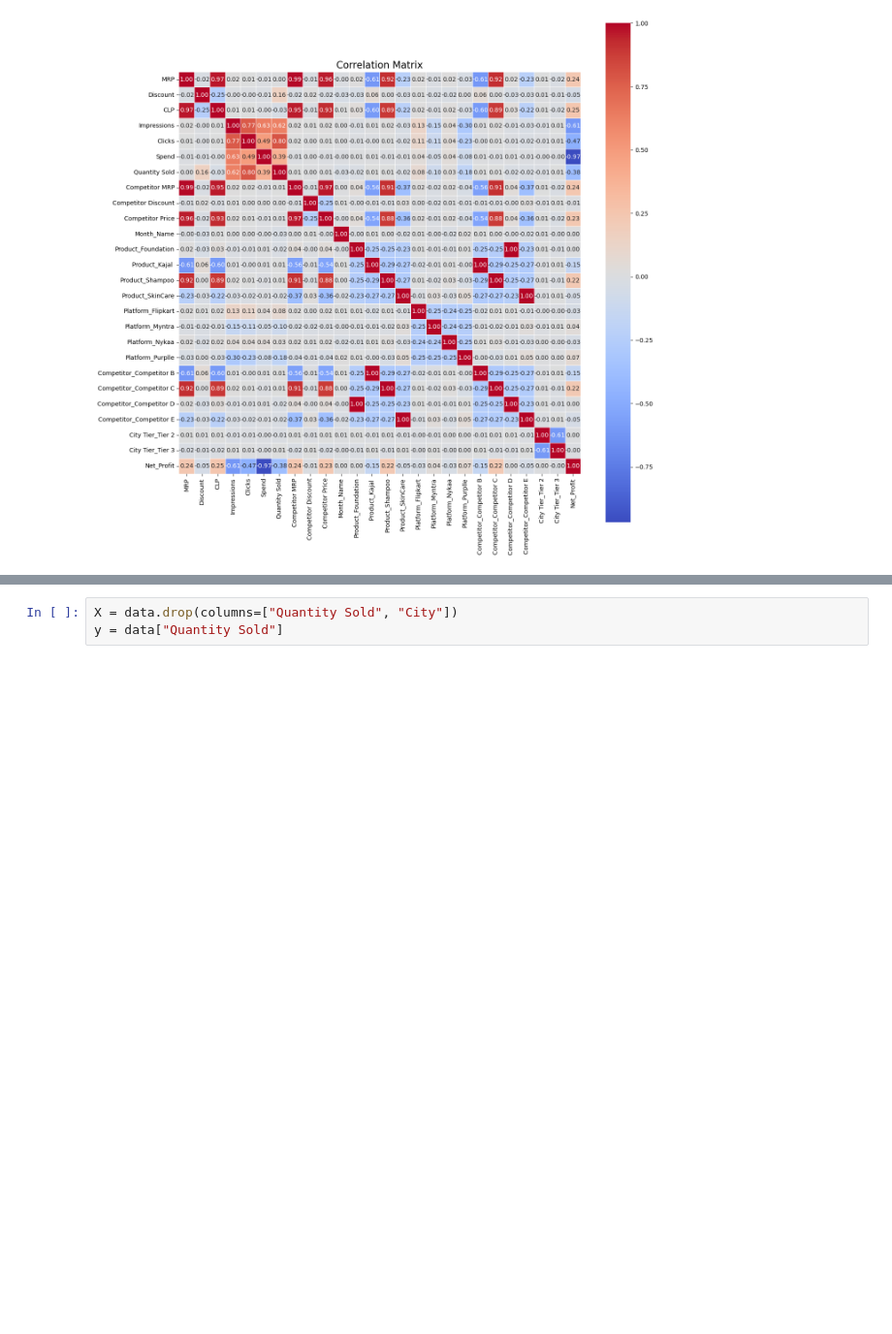
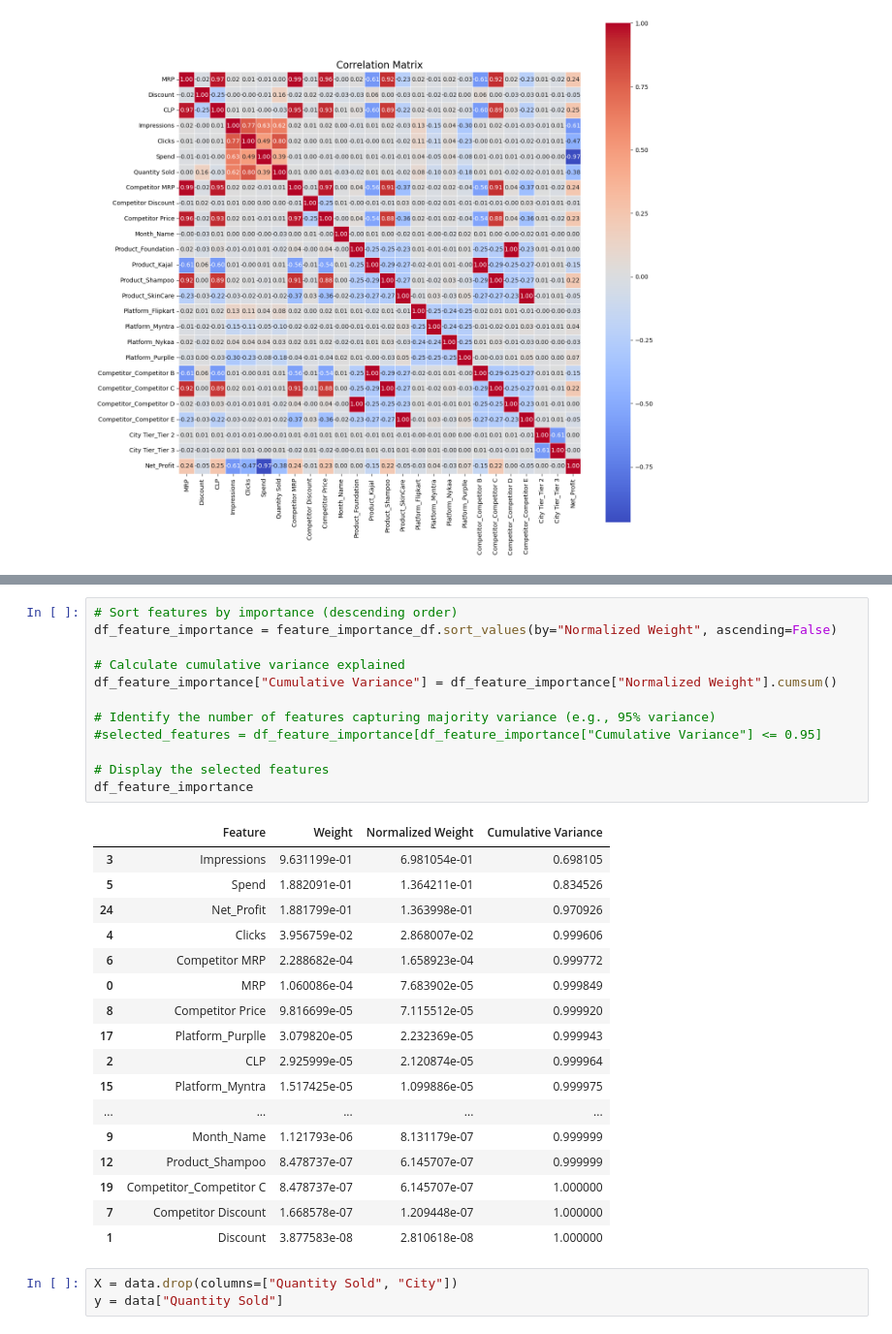
Before and after one commit to Mctavish07/ML-Projects, a Jupyter notebook: Ecomm Sales/Soham_B2024117.ipynb, the cells around one changed output, grey strips where cells are left out. Shown at 97% size. Cells and saved outputs as stored; diff of their text form; blank space fills up the shorter version.

```diff
--- a/Ecomm Sales/Soham_B2024117.ipynb
+++ b/Ecomm Sales/Soham_B2024117.ipynb
@@ -225,3 +264,33 @@ plt.show()
+# %%
+# Sort features by importance (descending order)
+df_feature_importance = feature_importance_df.sort_values(by="Normalized Weight", ascending=False)
+
+# Calculate cumulative variance explained
+df_feature_importance["Cumulative Variance"] = df_feature_importance["Normalized Weight"].cumsum()
+
+# Identify the number of features capturing majority variance (e.g., 95% variance)
+#selected_features = df_feature_importance[df_feature_importance["Cumulative Variance"] <= 0.95]
+
+# Display the selected features
+df_feature_importance
+# %% [output]
+|  | Feature | Weight | Normalized Weight | Cumulative Variance |
+| 3 | Impressions | 9.631199e-01 | 6.981054e-01 | 0.698105 |
+| 5 | Spend | 1.882091e-01 | 1.364211e-01 | 0.834526 |
+| 24 | Net_Profit | 1.881799e-01 | 1.363998e-01 | 0.970926 |
+| 4 | Clicks | 3.956759e-02 | 2.868007e-02 | 0.999606 |
+| 6 | Competitor MRP | 2.288682e-04 | 1.658923e-04 | 0.999772 |
+| 0 | MRP | 1.060086e-04 | 7.683902e-05 | 0.999849 |
+| 8 | Competitor Price | 9.816699e-05 | 7.115512e-05 | 0.999920 |
+| 17 | Platform_Purplle | 3.079820e-05 | 2.232369e-05 | 0.999943 |
+| 2 | CLP | 2.925999e-05 | 2.120874e-05 | 0.999964 |
+| 15 | Platform_Myntra | 1.517425e-05 | 1.099886e-05 | 0.999975 |
+| ... | ... | ... | ... | ... |
+| 9 | Month_Name | 1.121793e-06 | 8.131179e-07 | 0.999999 |
+| 12 | Product_Shampoo | 8.478737e-07 | 6.145707e-07 | 0.999999 |
+| 19 | Competitor_Competitor C | 8.478737e-07 | 6.145707e-07 | 1.000000 |
+| 7 | Competitor Discount | 1.668578e-07 | 1.209448e-07 | 1.000000 |
+| 1 | Discount | 3.877583e-08 | 2.810618e-08 | 1.000000 |
 # %%
 X = data.drop(columns=["Quantity Sold", "City"])
 y = data["Quantity Sold"]
```
Also changed, not shown: parts of 8 cells of this notebook.
